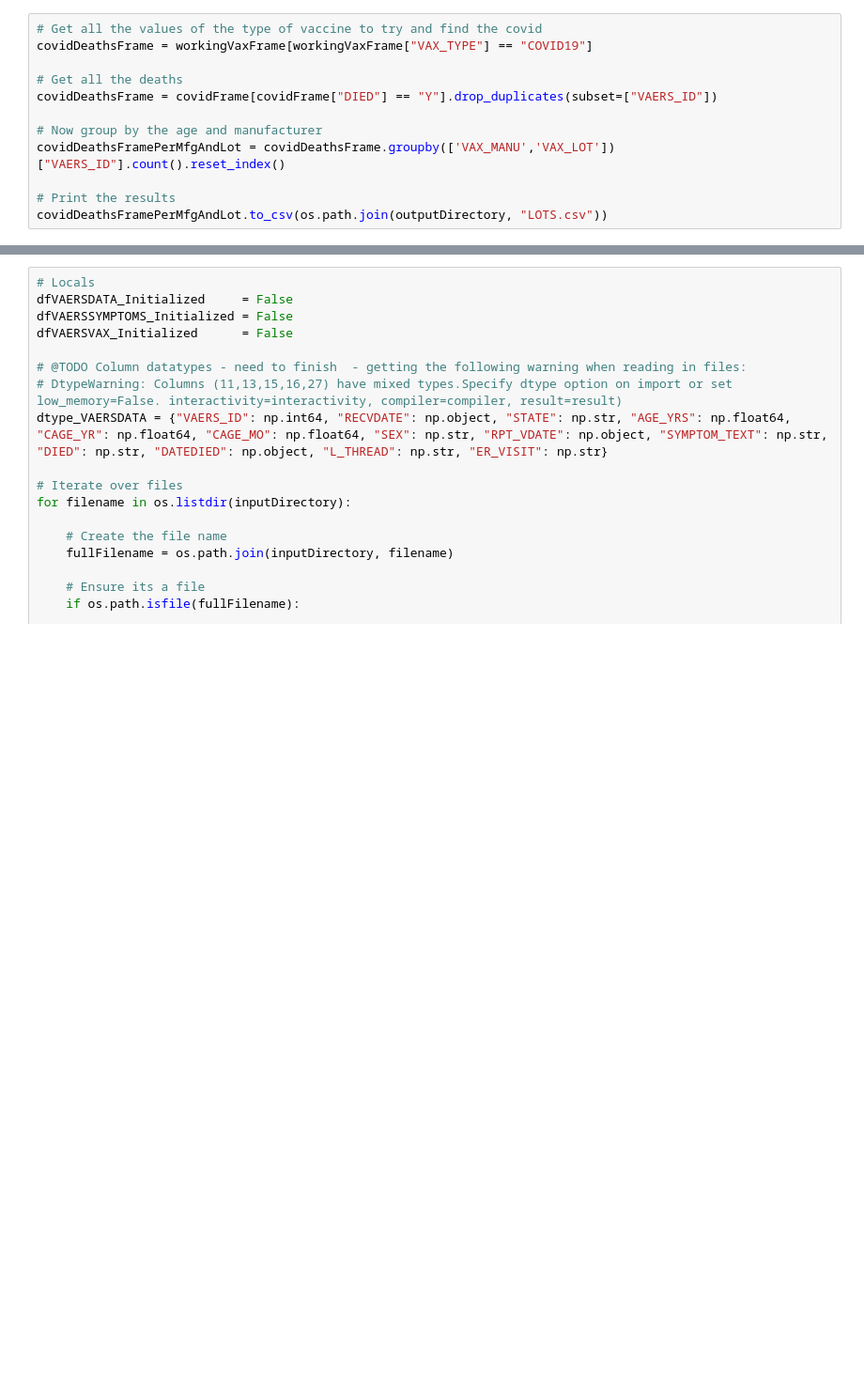
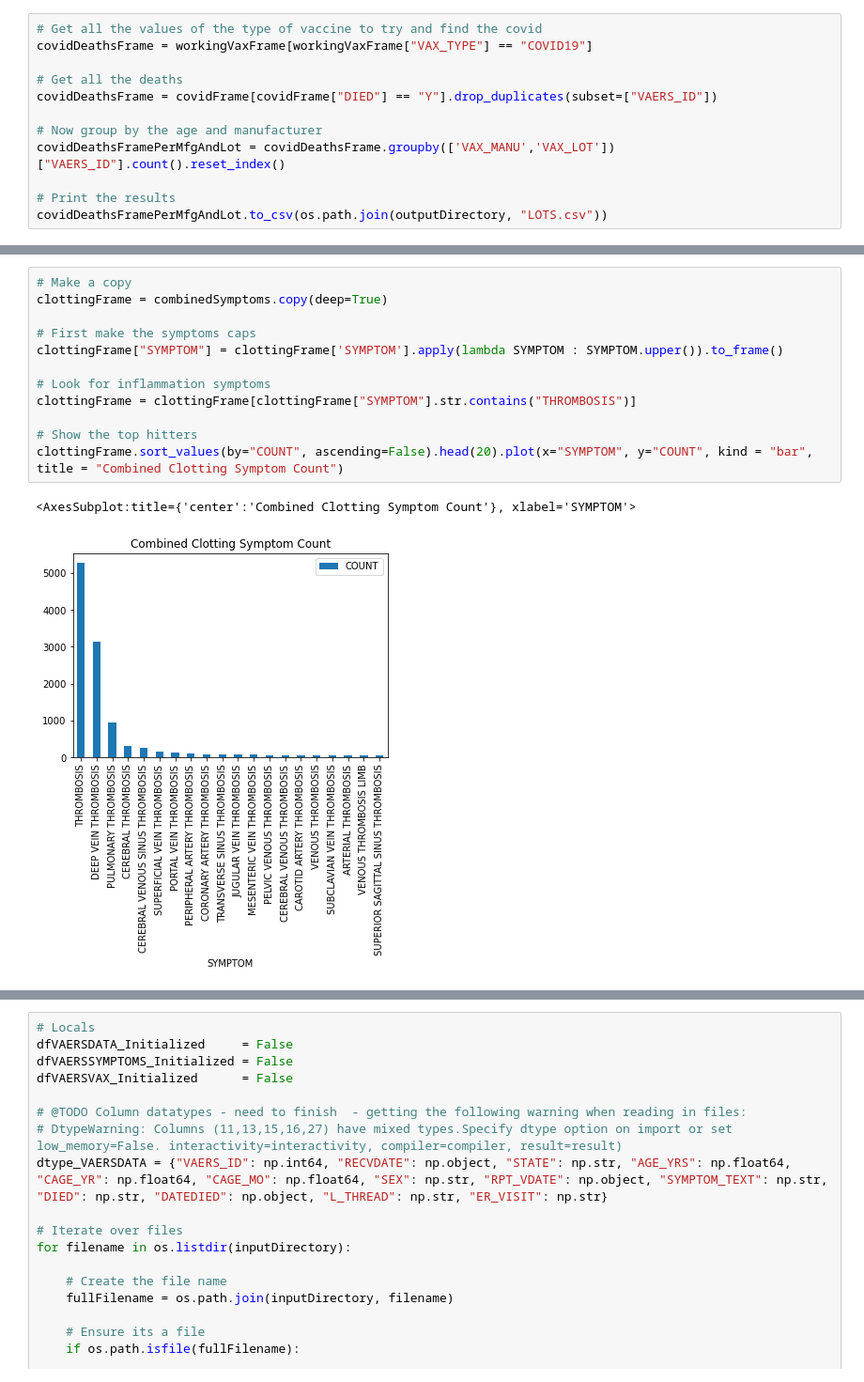
Before and after one commit to iandalrymple/VAERS, a Jupyter notebook: VAERS.ipynb, the cells around one changed output, grey strips where cells are left out. Shown at 94% size. Saved outputs shown, nothing was run; the diff lists cells and outputs as text; blank space fills up the shorter version.

```diff
--- a/VAERS.ipynb
+++ b/VAERS.ipynb
@@ -527,3 +526,18 @@ herpesFrame.sort_values(by="COUNT", ascending=False).head(20).plot(x="SYMPTOM",
+# %%
+# Make a copy
+clottingFrame = combinedSymptoms.copy(deep=True)
+
+# First make the symptoms caps
+clottingFrame["SYMPTOM"] = clottingFrame['SYMPTOM'].apply(lambda SYMPTOM : SYMPTOM.upper()).to_frame()
+
+# Look for inflammation symptoms
+clottingFrame = clottingFrame[clottingFrame["SYMPTOM"].str.contains("THROMBOSIS")]
+
+# Show the top hitters
+clottingFrame.sort_values(by="COUNT", ascending=False).head(20).plot(x="SYMPTOM", y="COUNT", kind = "bar", title = "Combined Clotting Symptom Count")
+# %% [output]
+<AxesSubplot:title={'center':'Combined Clotting Symptom Count'}, xlabel='SYMPTOM'>
+[figure, added]
 # %%
 # Simple method to check for death related words in a string
 def checkForDeath(inText):
```
Also changed, not shown: parts of 17 cells of this notebook.
